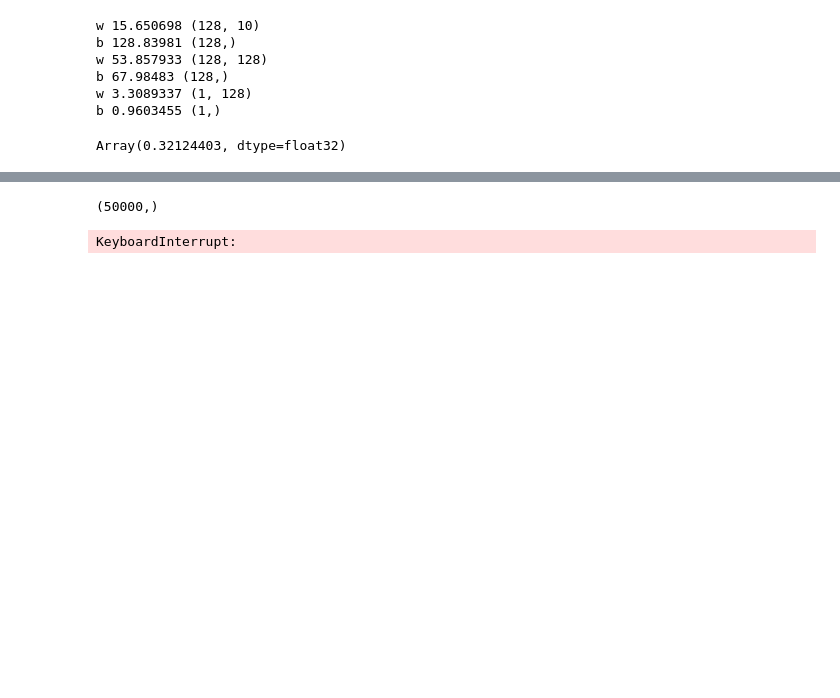
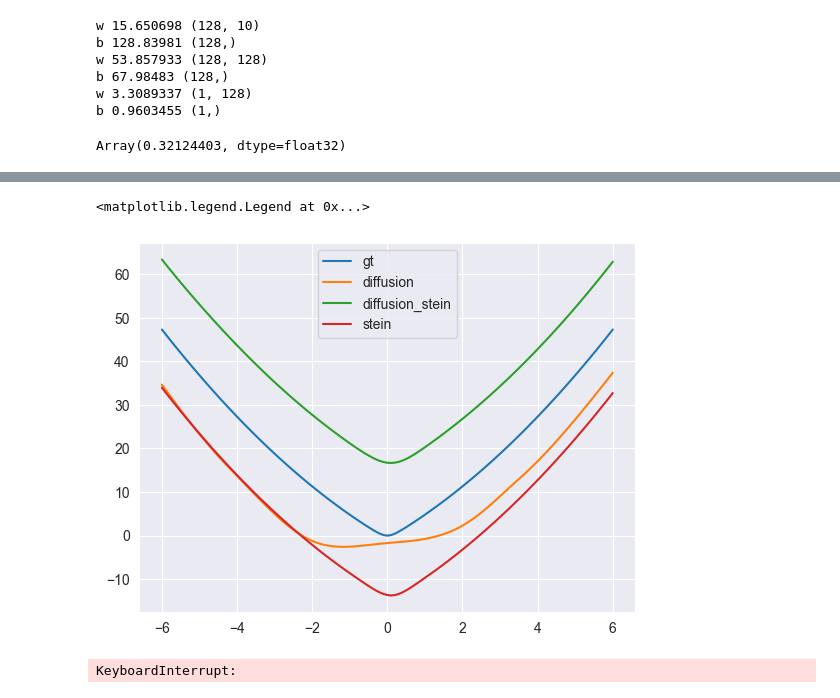
Before and after one commit to kkorolev1/mcmc-control-variates, a Jupyter notebook: diffcv.ipynb, the cells around one changed output, grey strips where cells are left out. Cells and saved outputs as stored; diff of their text form; code cells hidden in the pictures; blank space fills up the shorter version.

```diff
--- a/diffcv.ipynb
+++ b/diffcv.ipynb
@@ -460,11 +465,31 @@ plt.show()
+# %%
+gt_sol = [47.3069, 46.2119, 45.1269, 44.0519, 42.9869, 41.9319, 40.8869, \
+39.8519, 38.8269, 37.8119, 36.8069, 35.8119, 34.8269, 33.8519, \
+32.8869, 31.9319, 30.9869, 30.0519, 29.1269, 28.2119, 27.3069, \
+26.4119, 25.5269, 24.6519, 23.7869, 22.9319, 22.0869, 21.2519, \
+20.4269, 19.6119, 18.8069, 18.0119, 17.2269, 16.4519, 15.6869, \
+14.9319, 14.1869, 13.4519, 12.7269, 12.0119, 11.3069, 10.6119, \
+9.92685, 9.25185, 8.58685, 7.93185, 7.28685, 6.65185, 6.02686, \
+5.41187, 4.8069, 4.21198, 3.62719, 3.05276, 2.48933, 1.93857, 1.405, \
+0.90044, 0.453781, 0.125114, 0., 0.125114, 0.453781, 0.90044, 1.405, \
+1.93857, 2.48933, 3.05276, 3.62719, 4.21198, 4.8069, 5.41187, \
+6.02686, 6.65185, 7.28685, 7.93185, 8.58685, 9.25185, 9.92685, \
+10.6119, 11.3069, 12.0119, 12.7269, 13.4519, 14.1869, 14.9319, \
+15.6869, 16.4519, 17.2269, 18.0119, 18.8069, 19.6119, 20.4269, \
+21.2519, 22.0869, 22.9319, 23.7869, 24.6519, 25.5269, 26.4119, \
+27.3069, 28.2119, 29.1269, 30.0519, 30.9869, 31.9319, 32.8869, \
+33.8519, 34.8269, 35.8119, 36.8069, 37.8119, 38.8269, 39.8519, \
+40.8869, 41.9319, 42.9869, 44.0519, 45.1269, 46.2119, 47.3069]
 # %%
-# x = jnp.linspace(-6., 6., 100)
-# plt.plot(x, jax.vmap(model_diffusion)(x.reshape(-1, DIST_DIM)))
-# plt.plot(x, jax.vmap(model_diffusion_als)(x.reshape(-1, DIST_DIM)))
-# plt.plot(x, jax.vmap(model_diff)(x.reshape(-1, DIST_DIM)))
-# plt.legend(["diffusion", "diffusion_stein", "stein"])
+x = jnp.linspace(-6., 6., 121)
+plt.plot(x, gt_sol)
+plt.plot(x, jax.vmap(model_diffusion)(x.reshape(-1, sampler.dim)))
+plt.plot(x, jax.vmap(model_diffusion_als)(x.reshape(-1, sampler.dim)))
+plt.plot(x, jax.vmap(model_diff)(x.reshape(-1, sampler.dim)))
+plt.legend(["gt", "diffusion", "diffusion_stein", "stein"])
 # %% [output]
-(50000,)
+<matplotlib.legend.Legend at 0x...>
+[figure, added]
 # %%
 # x = jnp.linspace(-6., 6., 100)
 # rhs = lambda x: x ** 2 - 1 - a ** 2
```
Also changed, not shown: parts of 11 cells of this notebook, 1 other file.
